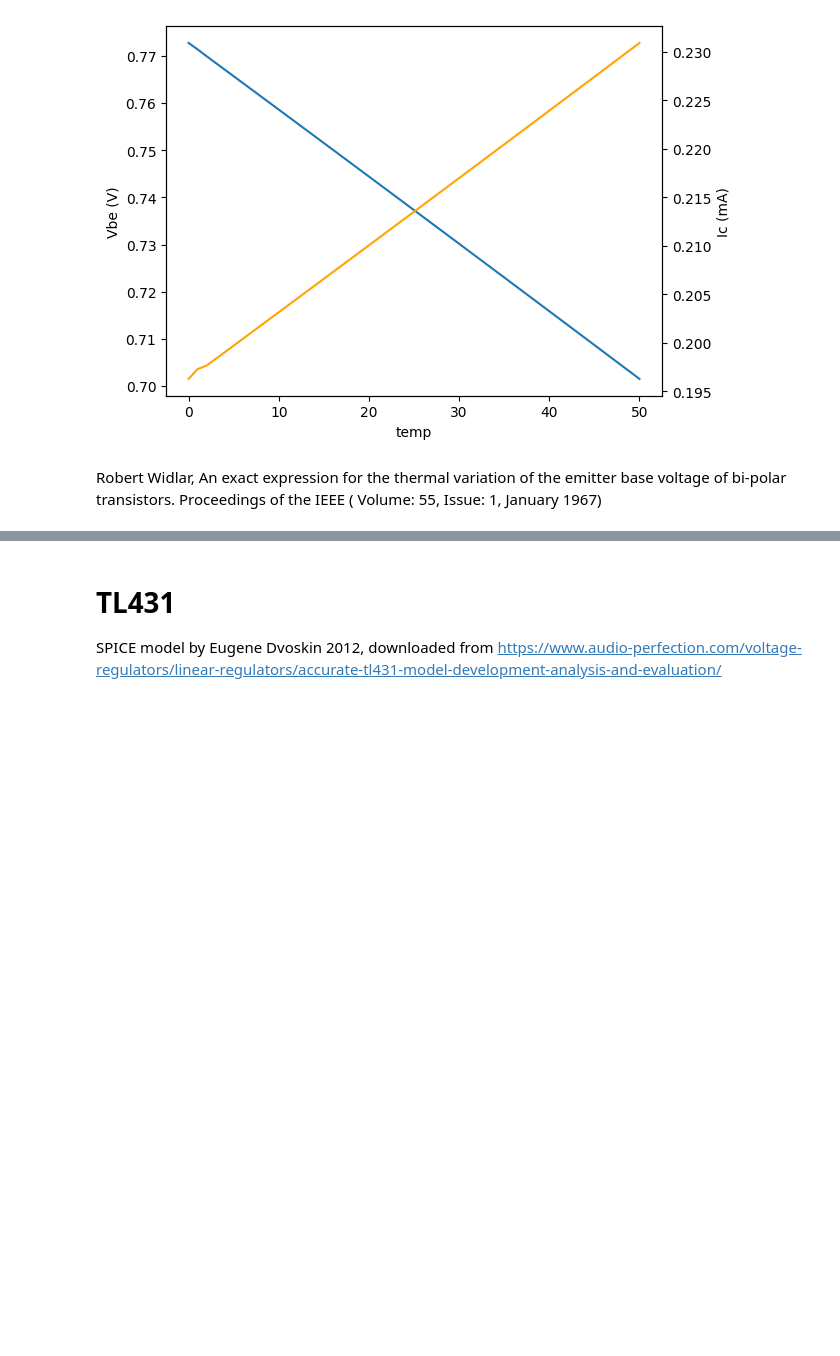
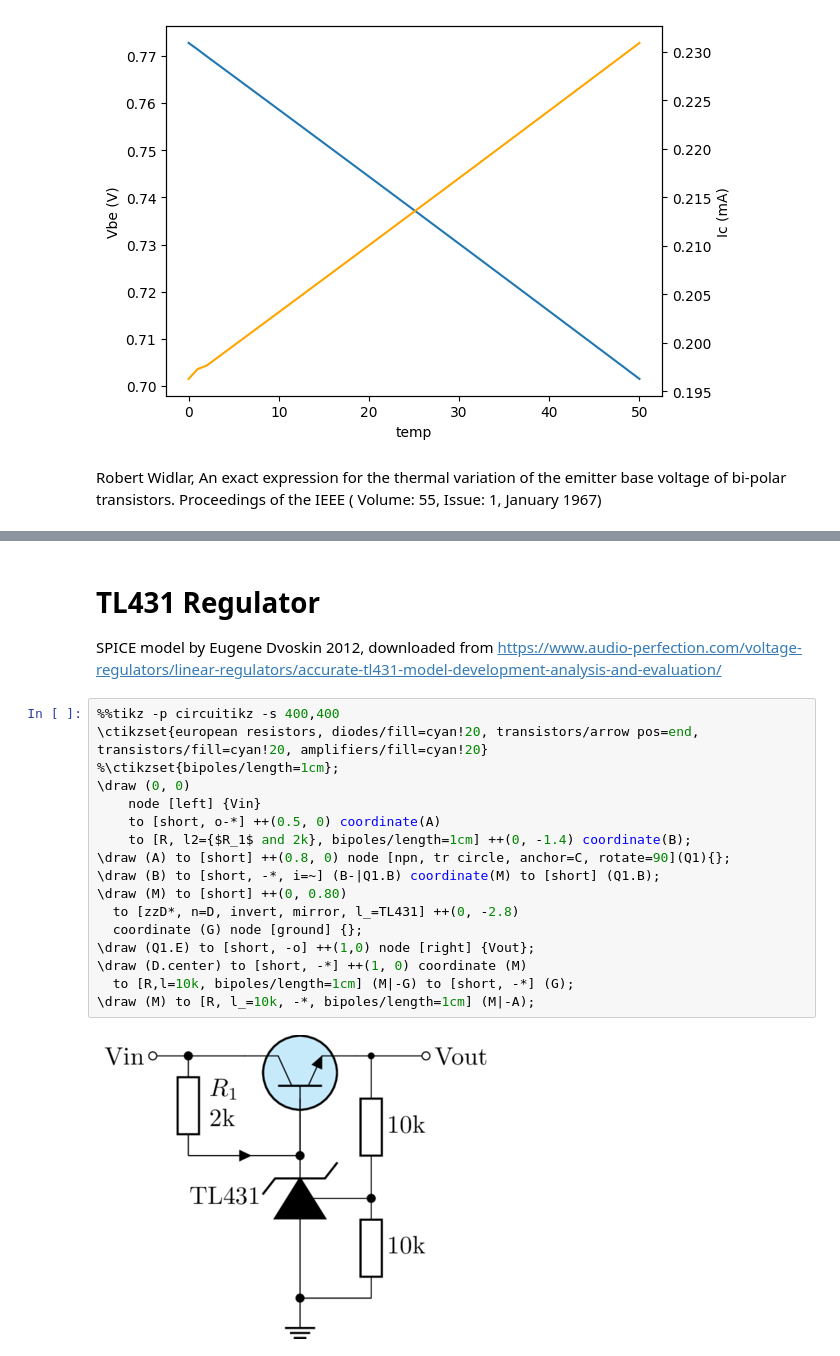
Before and after one commit to chenshuo/notes, a Jupyter notebook: notebooks/AnalogCircuits.ipynb, the cells around one changed output, grey strips where cells are left out. Saved outputs shown, nothing was run; the diff lists cells and outputs as text; blank space fills up the shorter version.

```diff
--- a/notebooks/AnalogCircuits.ipynb
+++ b/notebooks/AnalogCircuits.ipynb
@@ -248,9 +256,28 @@ print(m*t + b)
 -0.0014251114229438106 0.7728809479739165
 1.1619363664375768
 # %% [markdown]
-# TL431
+# TL431 Regulator
 
 SPICE model by Eugene Dvoskin 2012, downloaded from
 https://www.audio-perfection.com/voltage-regulators/linear-regulators/accurate-tl431-model-development-analysis-and-evaluation/
+# %%
+%%tikz -p circuitikz -s 400,400
+\ctikzset{european resistors, diodes/fill=cyan!20, transistors/arrow pos=end, transistors/fill=cyan!20, amplifiers/fill=cyan!20}
+%\ctikzset{bipoles/length=1cm};
+\draw (0, 0)
+    node [left] {Vin}
+    to [short, o-*] ++(0.5, 0) coordinate(A)
+    to [R, l2={$R_1$ and 2k}, bipoles/length=1cm] ++(0, -1.4) coordinate(B);
+\draw (A) to [short] ++(0.8, 0) node [npn, tr circle, anchor=C, rotate=90](Q1){};
+\draw (B) to [short, -*, i=~] (B-|Q1.B) coordinate(M) to [short] (Q1.B);
+\draw (M) to [short] ++(0, 0.80)
+  to [zzD*, n=D, invert, mirror, l_=TL431] ++(0, -2.8)
+  coordinate (G) node [ground] {};
+\draw (Q1.E) to [short, -o] ++(1,0) node [right] {Vout};
+\draw (D.center) to [short, -*] ++(1, 0) coordinate (M)
+  to [R,l=10k, bipoles/length=1cm] (M|-G) to [short, -*] (G);
+\draw (M) to [R, l_=10k, -*, bipoles/length=1cm] (M|-A);
+# %% [output]
+[figure, added]
 # %%
 ng.circ('''
```
Also changed, not shown: parts of 9 cells of this notebook.
